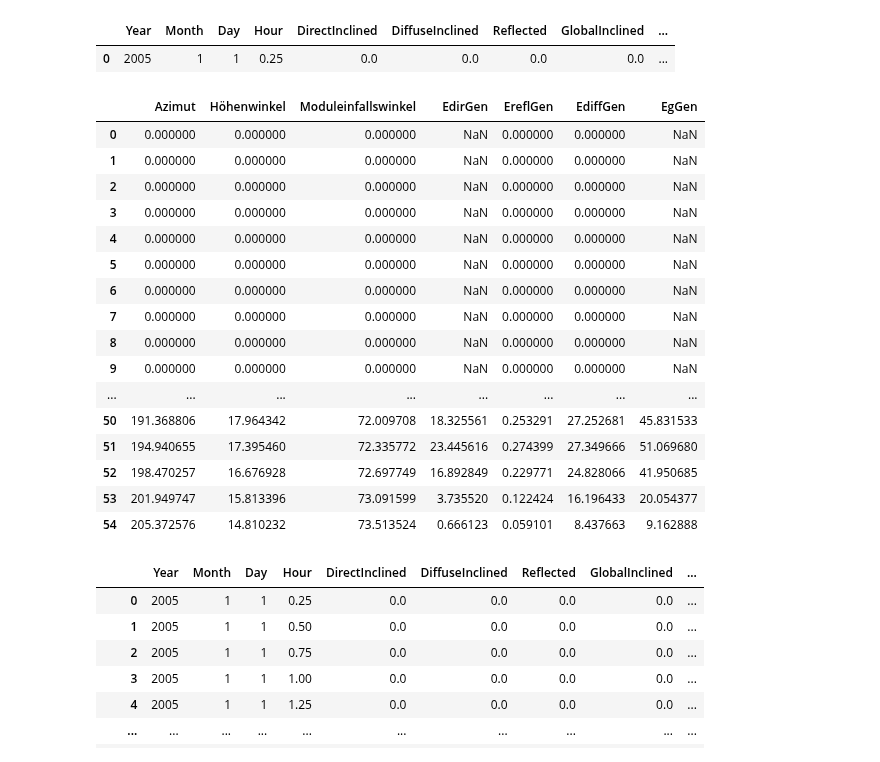
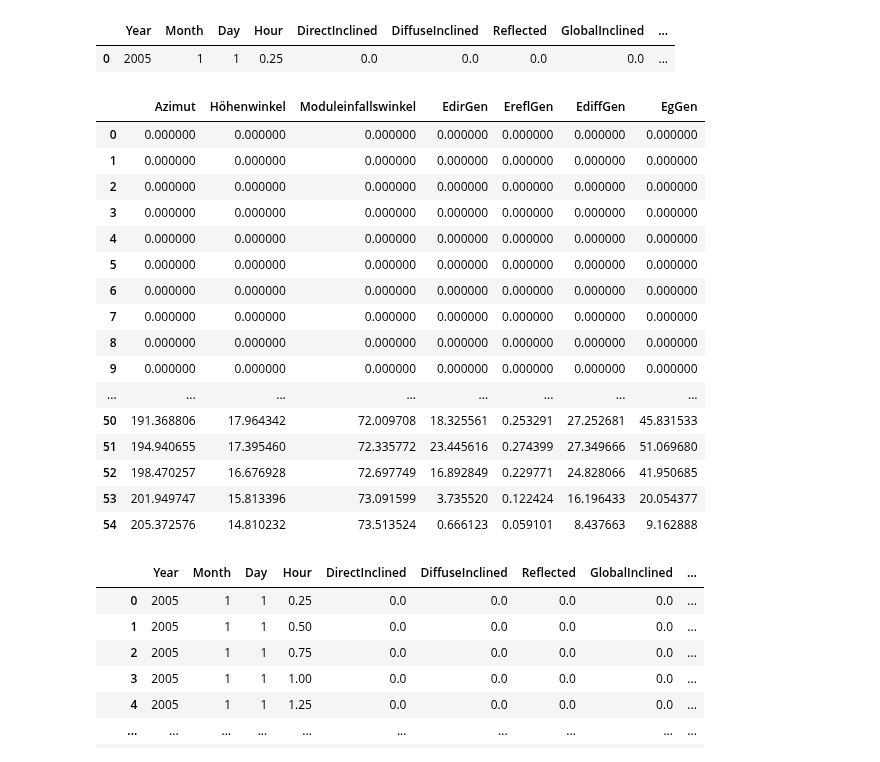
Before and after one commit to AhmedAkhi/1.UE_FV, a Jupyter notebook: UE1_Gruppe2.ipynb, the cells around one changed output. Saved outputs shown, nothing was run; the diff lists cells and outputs as text; code cells hidden in the pictures.

```diff
--- a/UE1_Gruppe2.ipynb
+++ b/UE1_Gruppe2.ipynb
@@ -163,33 +163,41 @@ dfStrahlung[0:1]
 |  | Year | Month | Day | Hour | DirectInclined | DiffuseInclined | Reflected | GlobalInclined | ... |
 | 0 | 2005 | 1 | 1 | 0.25 | 0.0 | 0.0 | 0.0 | 0.0 | ... |
 # %%
+#Strahlungsenergien
+dfSonnenstand["EdirGen"] = dfStrahlung["DirectHoriz"] * np.maximum(0, np.cos(np.radians(dfSonnenstand["Moduleinfallswinkel"]))/np.sin(np.radians(dfSonnenstand["Höhenwinkel"])))
+dfSonnenstand["EdirGen"] = dfSonnenstand["EdirGen"].fillna(0)
+
+dfSonnenstand["EreflGen"] = dfStrahlung["GlobalHoriz"]*A*(1/2)*(1-np.cos(np.radians(pv_hoehenwinkel)))
+dfSonnenstand["EdiffGen"] = dfStrahlung["DiffuseInclined"] * (1 + np.cos(np.radians(pv_hoehenwinkel))) / 2
+
 #Aus Angabe
 dfSonnenstand.loc[dfSonnenstand["Höhenwinkel"] < 5] = 0
 
-#Strahlungsenergien
-dfSonnenstand["EdirGen"] = dfStrahlung["DirectHoriz"] * np.maximum(0, np.cos(np.radians(dfSonnenstand["Moduleinfallswinkel"]))/np.sin(np.radians(dfSonnenstand["Höhenwinkel"])))
-dfSonnenstand["EreflGen"] = dfStrahlung["GlobalHoriz"]*A*(1/2)*(1-np.cos(np.radians(pv_hoehenwinkel)))
-dfSonnenstand["EdiffGen"] = dfStrahlung["DiffuseInclined"] * (1 + np.cos(np.radians(pv_hoehenwinkel))) / 2
-
+#Gesamtstrahlungsenergie
 dfSonnenstand["EgGen"] = dfSonnenstand["EdirGen"]+dfSonnenstand["EdiffGen"]+dfSonnenstand["EreflGen"]
 
+#Fläche der Anlage unter maximaler Leistung in m^2
+A = 1
 
-dfEnergie = pd.DataFrame(dfSonnenstand['EgGen']*A*Modulwirkungsgrad*SonstigeVerluste)
+#Gesamtenergie
+Emax = dfSonnenstand["EgGen"] * A * SonstigeVerluste
+
+
 
 dfSonnenstand[0:55]
 #dfEnergie[20:50]
 # %% [output]
 |  | Azimut | Höhenwinkel | Moduleinfallswinkel | EdirGen | EreflGen | EdiffGen | EgGen |
-| 0 | 0.000000 | 0.000000 | 0.000000 | NaN | 0.000000 | 0.000000 | NaN |
-| 1 | 0.000000 | 0.000000 | 0.000000 | NaN | 0.000000 | 0.000000 | NaN |
-| 2 | 0.000000 | 0.000000 | 0.000000 | NaN | 0.000000 | 0.000000 | NaN |
-| 3 | 0.000000 | 0.000000 | 0.000000 | NaN | 0.000000 | 0.000000 | NaN |
-| 4 | 0.000000 | 0.000000 | 0.000000 | NaN | 0.000000 | 0.000000 | NaN |
-| 5 | 0.000000 | 0.000000 | 0.000000 | NaN | 0.000000 | 0.000000 | NaN |
-| 6 | 0.000000 | 0.000000 | 0.000000 | NaN | 0.000000 | 0.000000 | NaN |
-| 7 | 0.000000 | 0.000000 | 0.000000 | NaN | 0.000000 | 0.000000 | NaN |
-| 8 | 0.000000 | 0.000000 | 0.000000 | NaN | 0.000000 | 0.000000 | NaN |
-| 9 | 0.000000 | 0.000000 | 0.000000 | NaN | 0.000000 | 0.000000 | NaN |
+| 0 | 0.000000 | 0.000000 | 0.000000 | 0.000000 | 0.000000 | 0.000000 | 0.000000 |
+| 1 | 0.000000 | 0.000000 | 0.000000 | 0.000000 | 0.000000 | 0.000000 | 0.000000 |
+| 2 | 0.000000 | 0.000000 | 0.000000 | 0.000000 | 0.000000 | 0.000000 | 0.000000 |
+| 3 | 0.000000 | 0.000000 | 0.000000 | 0.000000 | 0.000000 | 0.000000 | 0.000000 |
+| 4 | 0.000000 | 0.000000 | 0.000000 | 0.000000 | 0.000000 | 0.000000 | 0.000000 |
+| 5 | 0.000000 | 0.000000 | 0.000000 | 0.000000 | 0.000000 | 0.000000 | 0.000000 |
+| 6 | 0.000000 | 0.000000 | 0.000000 | 0.000000 | 0.000000 | 0.000000 | 0.000000 |
+| 7 | 0.000000 | 0.000000 | 0.000000 | 0.000000 | 0.000000 | 0.000000 | 0.000000 |
+| 8 | 0.000000 | 0.000000 | 0.000000 | 0.000000 | 0.000000 | 0.000000 | 0.000000 |
+| 9 | 0.000000 | 0.000000 | 0.000000 | 0.000000 | 0.000000 | 0.000000 | 0.000000 |
 | ... | ... | ... | ... | ... | ... | ... | ... |
 | 50 | 191.368806 | 17.964342 | 72.009708 | 18.325561 | 0.253291 | 27.252681 | 45.831533 |
 | 51 | 194.940655 | 17.395460 | 72.335772 | 23.445616 | 0.274399 | 27.349666 | 51.069680 |
```
